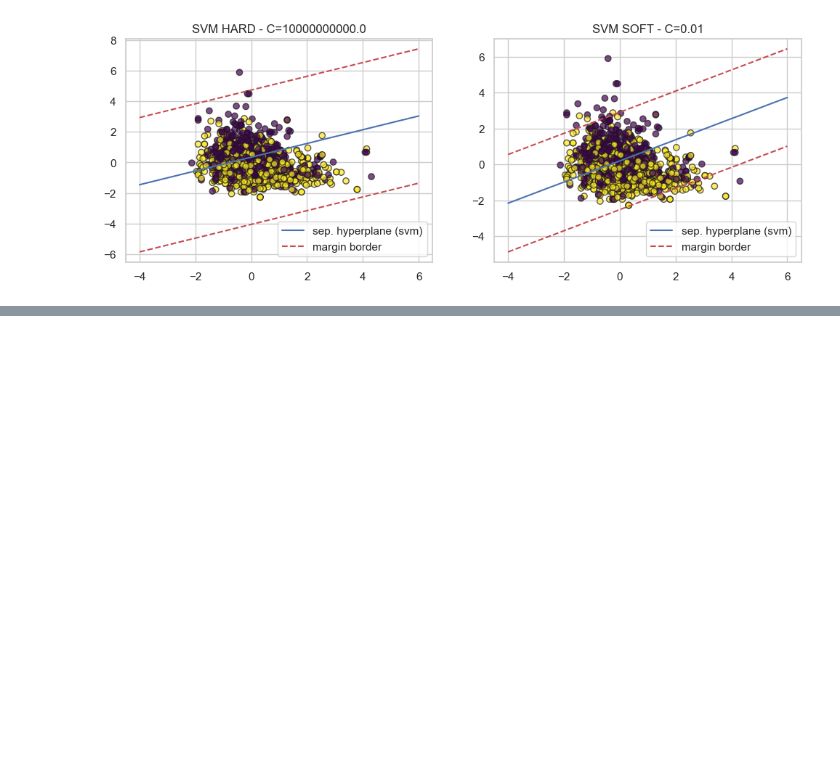
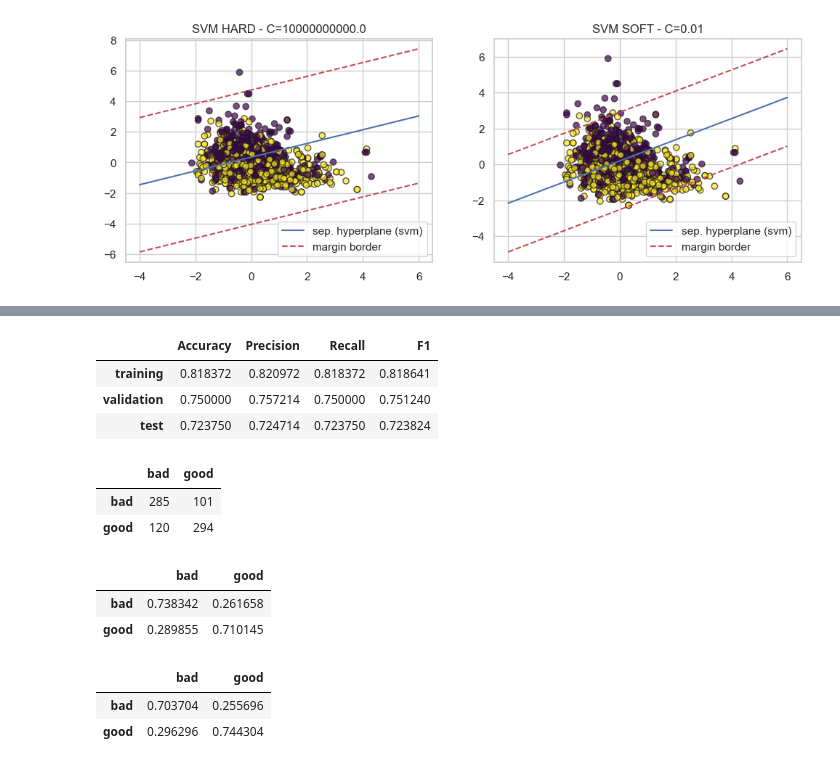
Before and after one commit to frameleee/progetto-MIA, a Jupyter notebook: notebooks/eda.ipynb, the cells around one changed output, grey strips where cells are left out. Cells and saved outputs as stored; diff of their text form; code cells hidden in the pictures; blank space fills up the shorter version.

```diff
--- a/notebooks/eda.ipynb
+++ b/notebooks/eda.ipynb
@@ -468,0 +538,65 @@ Text(0.5, 1.0, 'SVM SOFT - C=0.01')
+# %%
+X_train = X.iloc[ind_train]
+y_true_train = y.iloc[ind_train]
+
+X_val = X.iloc[ind_val]
+y_true_val = y.iloc[ind_val]
+
+X_test = X.iloc[ind_test]
+y_true_test = y.iloc[ind_test]
+
+# Ri-addestramento della miglior SVM (NECESSARIO A CAUSA DI REFIT)
+svm_gs.best_estimator_.fit(X_train, y_true_train)
+
+y_pred_train = svm_gs.best_estimator_.predict(X_train)
+y_pred_val = svm_gs.best_estimator_.predict(X_val)
+y_pred_test = svm_gs.best_estimator_.predict(X_test)
+
+acc_train = svm_gs.best_estimator_.score(X_train, y_true_train)
+prec_train = precision_score(y_true_train, y_pred_train, average='weighted')
+rec_train = recall_score(y_true_train, y_pred_train, average='weighted')
+f1_train = f1_score(y_true_train, y_pred_train, average='weighted')
+
+acc_val = svm_gs.best_estimator_.score(X_val, y_true_val)
+prec_val = precision_score(y_true_val, y_pred_val, average='weighted')
+rec_val = recall_score(y_true_val, y_pred_val, average='weighted')
+f1_val = f1_score(y_true_val, y_pred_val, average='weighted')
+
+acc_test = svm_gs.best_estimator_.score(X_test, y_true_test)
+prec_test = precision_score(y_true_test, y_pred_test, average='weighted')
+rec_test = recall_score(y_true_test, y_pred_test, average='weighted')
+f1_test = f1_score(y_true_test, y_pred_test, average='weighted')
+
+df_perf = pd.DataFrame({'Accuracy': [acc_train, acc_val, acc_test],
+                        'Precision': [prec_train, prec_val, prec_test],
+                        'Recall': [rec_train, rec_val, rec_test],
+                        'F1': [f1_train, f1_val, f1_test]
+                       },
+                      index=['training', 'validation', 'test'])
+
+cmat = confusion_matrix(y_true_test, y_pred_test, labels=svm_gs.best_estimator_.classes_)
+cmat_norm_true = confusion_matrix(y_true_test, y_pred_test, labels=svm_gs.best_estimator_.classes_, normalize='true')  # recall_confusion_matrix
+cmat_norm_pred = confusion_matrix(y_true_test, y_pred_test, labels=svm_gs.best_estimator_.classes_, normalize='pred')  # precision_confusion_matrix
+
+df_cmat = pd.DataFrame(cmat, columns=['bad','good'], index=['bad','good'])
+df_cmat_norm_true = pd.DataFrame(cmat_norm_true, columns=['bad','good'], index=['bad','good'])
+df_cmat_norm_pred = pd.DataFrame(cmat_norm_pred, columns=['bad','good'], index=['bad','good'])
+
+display(df_perf)
+display(df_cmat)
+display(df_cmat_norm_true)
+display(df_cmat_norm_pred)
+# %% [output]
+|  | Accuracy | Precision | Recall | F1 |
+| training | 0.818372 | 0.820972 | 0.818372 | 0.818641 |
+| validation | 0.750000 | 0.757214 | 0.750000 | 0.751240 |
+| test | 0.723750 | 0.724714 | 0.723750 | 0.723824 |
+|  | bad | good |
+| bad | 285 | 101 |
+| good | 120 | 294 |
+|  | bad | good |
+| bad | 0.738342 | 0.261658 |
+| good | 0.289855 | 0.710145 |
+|  | bad | good |
+| bad | 0.703704 | 0.255696 |
+| good | 0.296296 | 0.744304 |
```
Also changed, not shown: parts of 4 cells of this notebook.
